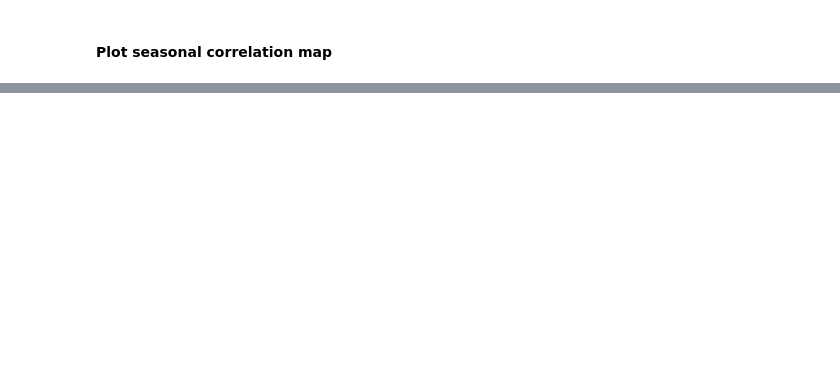
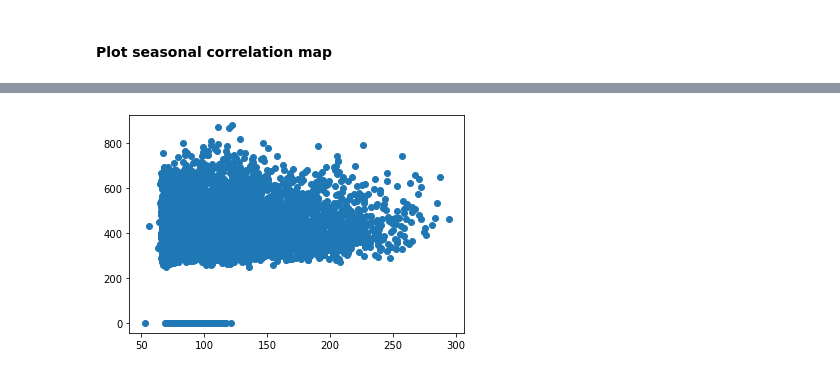
Before and after one commit to fredythekkekkara/correlation_project, a Jupyter notebook: correlation_data_analysis.ipynb, the cells around one changed output, grey strips where cells are left out. Cells and saved outputs as stored; diff of their text form; code cells hidden in the pictures; blank space fills up the shorter version.

```diff
--- a/correlation_data_analysis.ipynb
+++ b/correlation_data_analysis.ipynb
@@ -1138,0 +1894,19 @@ testreshape()
+# %%
+f10_file = "C:\\Users\\davi_fr\\Documents\\Thesis Project Final\\tets folder main\\test\\data_formatting\\f10_7\\f10_7.h5"
+sws_file = "C:\\Users\\davi_fr\\Documents\\Thesis Project Final\\tets folder main\\test\\data_formatting\\solar_wind_speed\\solar_wind_speed.h5"
+
+f10 = readH5File(f10_file)
+sws = readH5File(sws_file)
+
+f10 = f10.fillna(0)
+sws = sws.fillna(0)
+# print(f10)
+# print(sws)
+# m, b = np.polyfit(f10['f10_7'], sws['sws'], 1)
+plt.scatter(f10['f10_7'], sws['sws'])
+
+# plt.plot(f10['f10_7'], m*f10['f10_7']+b, color="red")
+# plt.plot(sws['sws'], m*sws['sws']+b, color="yellow")
+plt.show()
+# %% [output]
+[figure, added]
```
Also changed, not shown: parts of 83 cells of this notebook, 2 other files.
